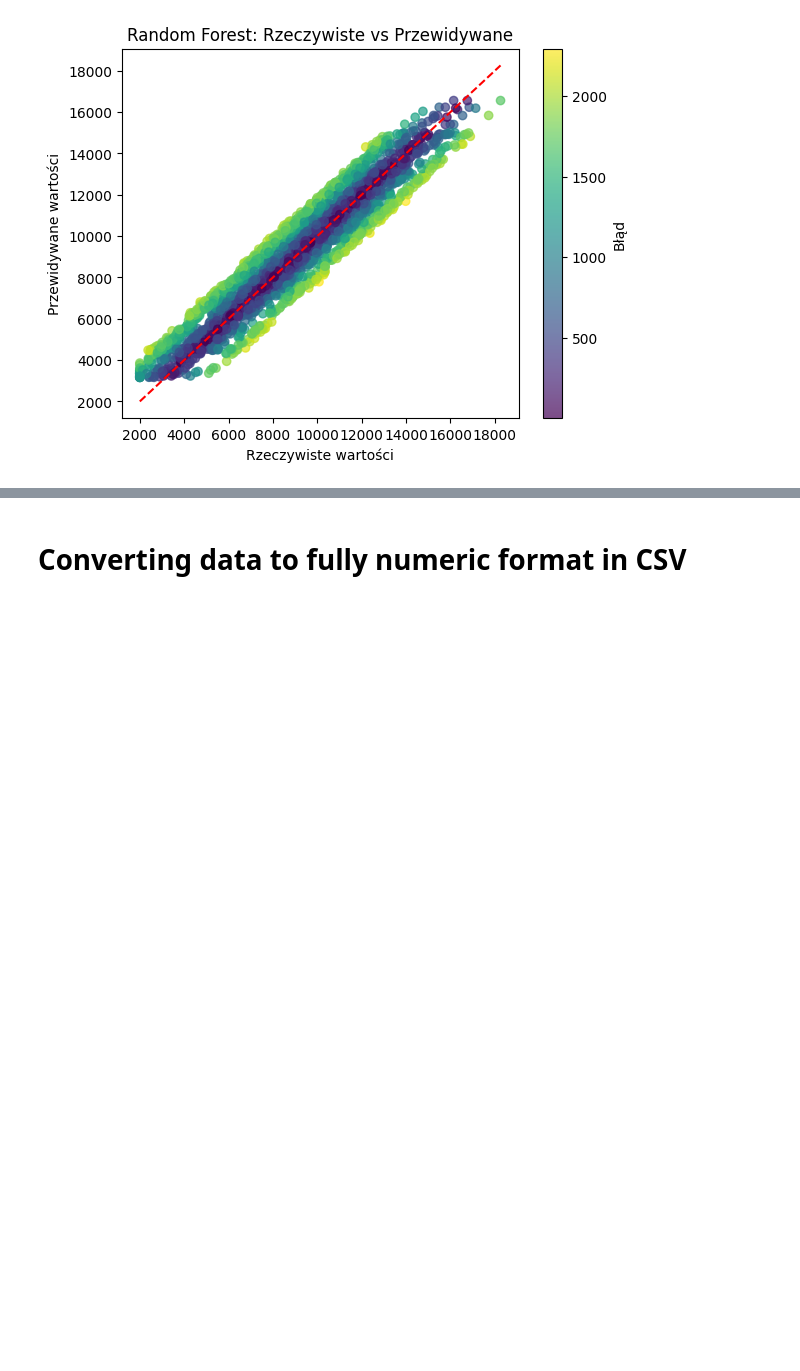
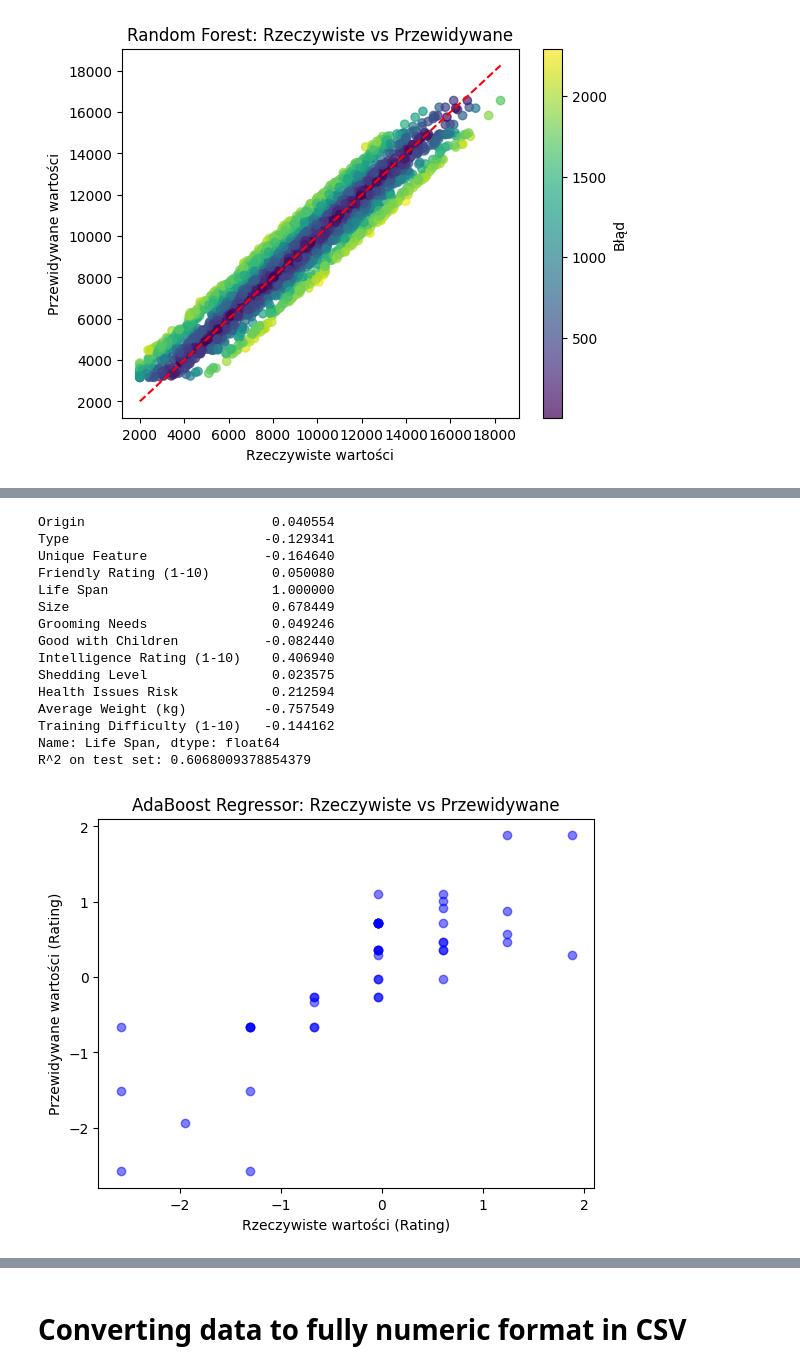
Before and after one commit to hgf700/Python-scikit-learn-alg, a Jupyter notebook: llmy/Untitled.ipynb, the cells around one changed output, grey strips where cells are left out. Saved outputs shown, nothing was run; the diff lists cells and outputs as text; code cells hidden in the pictures; blank space fills up the shorter version.

Commit message:
feat: ada boost completed

```diff
--- a/llmy/Untitled.ipynb
+++ b/llmy/Untitled.ipynb
@@ -1977,0 +1978,64 @@ R^2 on test set: 0.061242211228818455
+# %%
+import pandas as pd
+from sklearn.model_selection import train_test_split
+from sklearn.ensemble import AdaBoostRegressor,AdaBoostClassifier
+from sklearn.tree import DecisionTreeRegressor, DecisionTreeClassifier
+from sklearn.preprocessing import StandardScaler  # Standaryzacja dla np dat
+from sklearn.metrics import r2_score
+from sklearn.preprocessing import LabelEncoder  # Zamiana string na num
+import matplotlib.pyplot as plt
+import numpy as np
+from sklearn.impute import SimpleImputer
+
+# Wczytanie danych
+csv_path = r'C:\Users\USER098\Documents\GitHub\Python-scikit-learn-alg\llmy\archive\ZZZ_dogs_races_CORRECTED.csv'
+df = pd.read_csv(csv_path)
+
+correlation1 = df[['Origin', 'Type', 'Unique Feature', 'Friendly Rating (1-10)', 'Life Span','Size','Grooming Needs','Good with Children','Intelligence Rating (1-10)','Shedding Level','Health Issues Risk','Average Weight (kg)','Training Difficulty (1-10)']].corr()['Life Span']
+print(correlation1)
+
+X=df[['Size','Intelligence Rating (1-10)','Health Issues Risk']]
+y=df['Life Span']
+
+# Podział danych na zbiór treningowy i testowy
+X_train, X_test, y_train, y_test = train_test_split(X, y, random_state=41, test_size=0.3)
+
+# Estymator bazowy (drzewo decyzyjne)
+myestimator = DecisionTreeRegressor(max_depth=5)
+
+# Inicjalizacja modelu AdaBoost
+clf = AdaBoostRegressor(estimator=myestimator, random_state=41)
+
+# Train the model using the imputed data
+clf.fit(X_train, y_train)
+
+# Przewidywanie
+y_pred = clf.predict(X_test)
+
+# Ocena modelu
+r2_test = r2_score(y_test, y_pred)
+print(f"R^2 on test set: {r2_test}")
+
+# Wizualizacja wyników
+plt.scatter(y_test, y_pred, color='blue', alpha=0.5)
+plt.xlabel('Rzeczywiste wartości (Rating)')
+plt.ylabel('Przewidywane wartości (Rating)')
+plt.title('AdaBoost Regressor: Rzeczywiste vs Przewidywane')
+plt.show()
+# %% [output]
+Origin                        0.040554
+Type                         -0.129341
+Unique Feature               -0.164640
+Friendly Rating (1-10)        0.050080
+Life Span                     1.000000
+Size                          0.678449
+Grooming Needs                0.049246
+Good with Children           -0.082440
+Intelligence Rating (1-10)    0.406940
+Shedding Level                0.023575
+Health Issues Risk            0.212594
+Average Weight (kg)          -0.757549
+Training Difficulty (1-10)   -0.144162
+Name: Life Span, dtype: float64
+R^2 on test set: 0.6068009378854379
+[figure, added]
```
Also changed, not shown: parts of 2 cells of this notebook.
